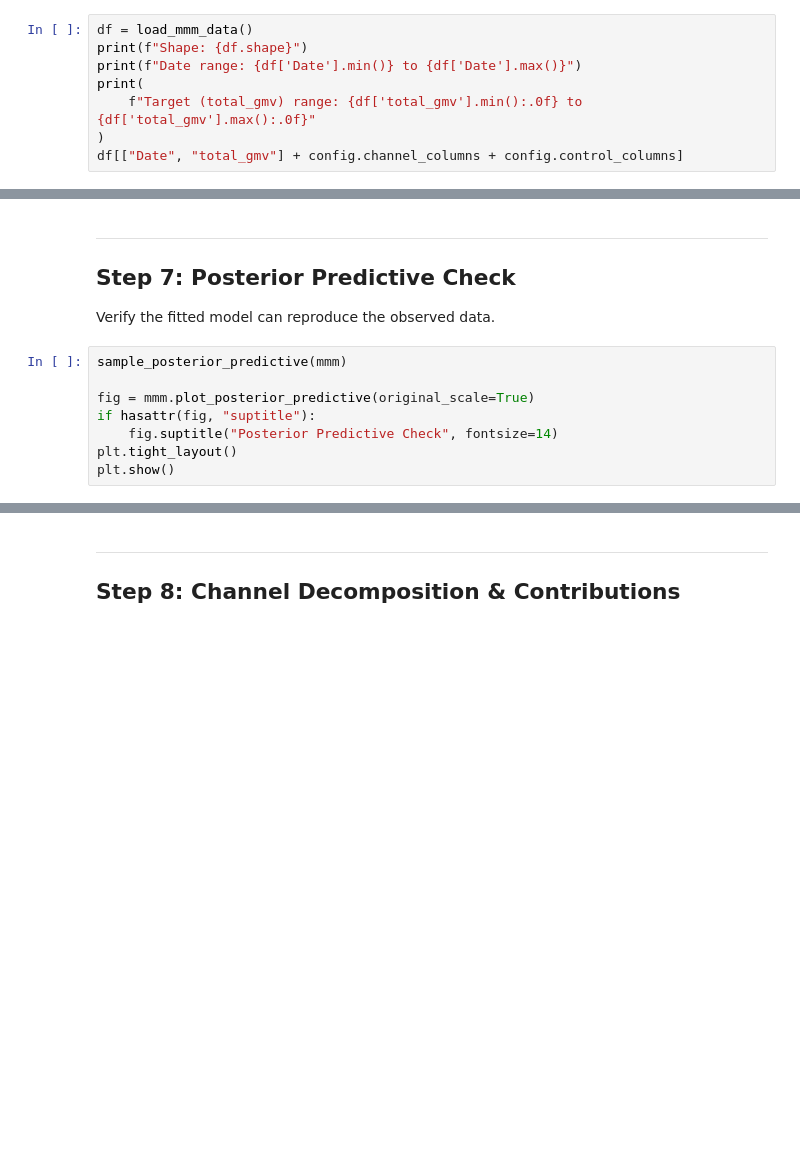
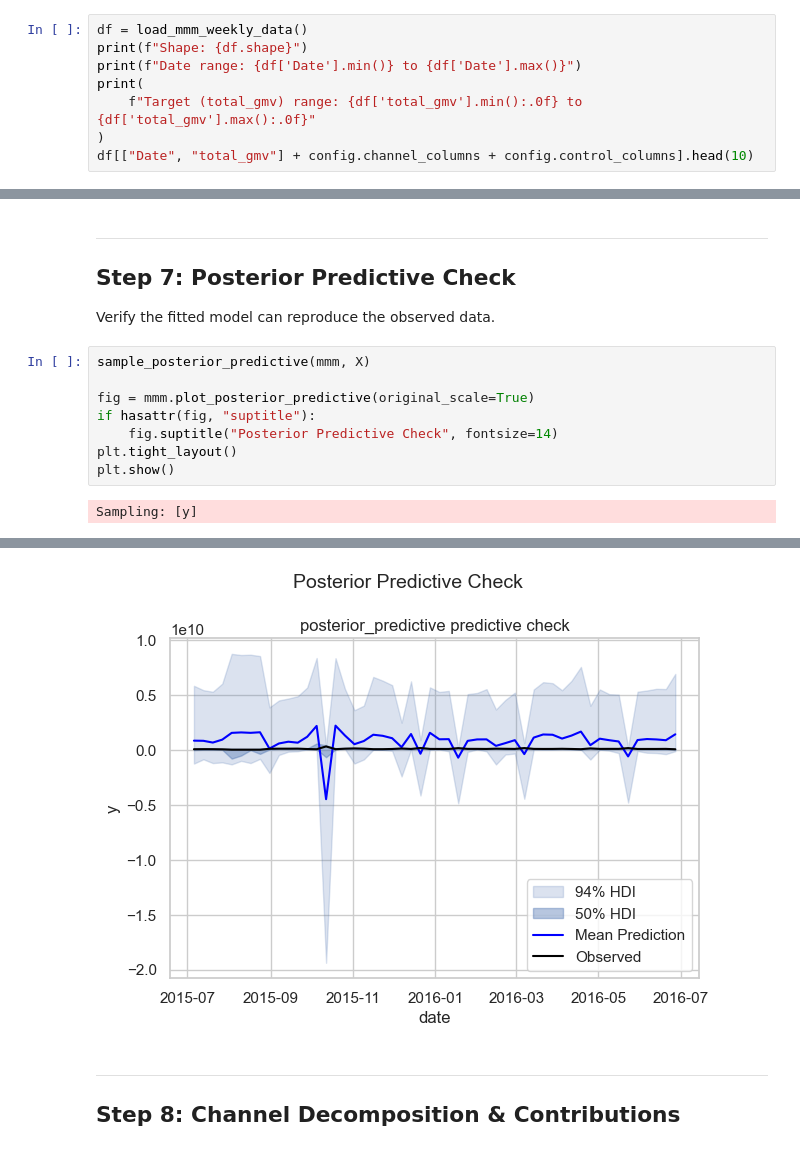
Before and after one commit to morobr/MMM_DEMO, a Jupyter notebook: notebooks/02_model_fitting.ipynb, the cells around one changed output, grey strips where cells are left out. Cells and saved outputs as stored; diff of their text form; blank space fills up the shorter version.

```diff
--- a/notebooks/02_model_fitting.ipynb
+++ b/notebooks/02_model_fitting.ipynb
@@ -59,8 +81,8 @@ for k, v in config.get_model_config().items():
 # %%
-df = load_mmm_data()
+df = load_mmm_weekly_data()
 print(f"Shape: {df.shape}")
 print(f"Date range: {df['Date'].min()} to {df['Date'].max()}")
 print(
     f"Target (total_gmv) range: {df['total_gmv'].min():.0f} to {df['total_gmv'].max():.0f}"
 )
-df[["Date", "total_gmv"] + config.channel_columns + config.control_columns]
+df[["Date", "total_gmv"] + config.channel_columns + config.control_columns].head(10)
@@ -168,10 +284,12 @@ print("Convergence gate PASSED - safe to interpret results.")
 
 Verify the fitted model can reproduce the observed data.
 # %%
-sample_posterior_predictive(mmm)
+sample_posterior_predictive(mmm, X)
 
 fig = mmm.plot_posterior_predictive(original_scale=True)
 if hasattr(fig, "suptitle"):
     fig.suptitle("Posterior Predictive Check", fontsize=14)
 plt.tight_layout()
 plt.show()
+# %% [output]
+Sampling: [y]
@@ -178,3 +298,4 @@ plt.show()
+[figure, added]
 # %% [markdown]
 ---
 ## Step 8: Channel Decomposition & Contributions
```
Also changed, not shown: parts of 29 cells of this notebook, 8 other files.
